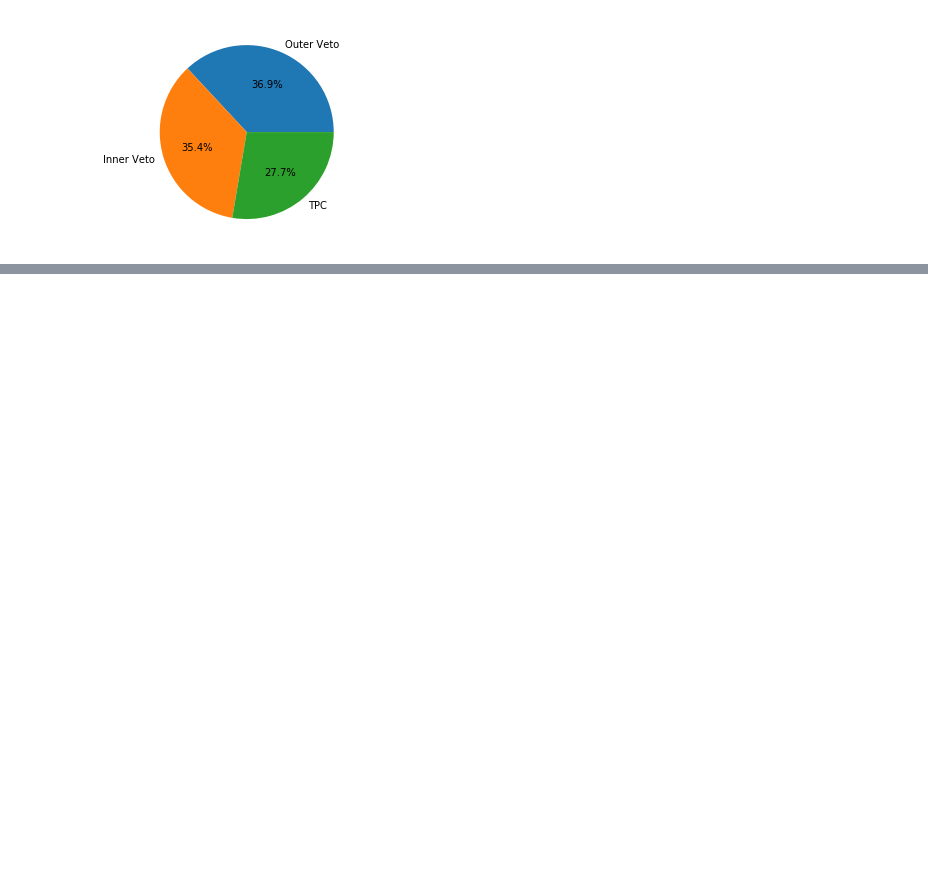
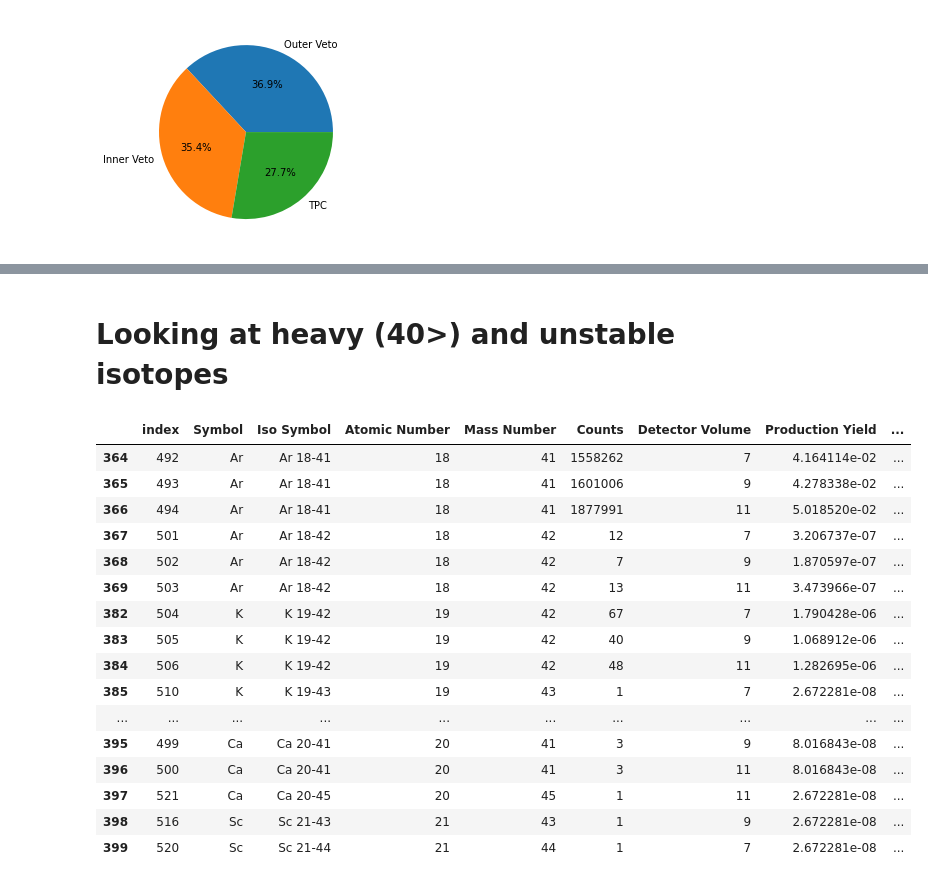
Before and after one commit to TomSB1423/nucleide_data, a Jupyter notebook: total_counts.ipynb, the cells around one changed output, grey strips where cells are left out. Cells and saved outputs as stored; diff of their text form; code cells hidden in the pictures; blank space fills up the shorter version.

```diff
--- a/total_counts.ipynb
+++ b/total_counts.ipynb
@@ -140,0 +161,22 @@ Symbol & Iso Symbol & Atomic Number & Mass Number &  Counts & Detector Volume &
+# %% [markdown]
+# Looking at heavy (40>) and unstable isotopes
+# %%
+df_unstable[(df_unstable['Mass Number'] > 40)]
+# %% [output]
+|  | index | Symbol | Iso Symbol | Atomic Number | Mass Number | Counts | Detector Volume | Production Yield | ... |
+| 364 | 492 | Ar | Ar 18-41 | 18 | 41 | 1558262 | 7 | 4.164114e-02 | ... |
+| 365 | 493 | Ar | Ar 18-41 | 18 | 41 | 1601006 | 9 | 4.278338e-02 | ... |
+| 366 | 494 | Ar | Ar 18-41 | 18 | 41 | 1877991 | 11 | 5.018520e-02 | ... |
+| 367 | 501 | Ar | Ar 18-42 | 18 | 42 | 12 | 7 | 3.206737e-07 | ... |
+| 368 | 502 | Ar | Ar 18-42 | 18 | 42 | 7 | 9 | 1.870597e-07 | ... |
+| 369 | 503 | Ar | Ar 18-42 | 18 | 42 | 13 | 11 | 3.473966e-07 | ... |
+| 382 | 504 | K | K 19-42 | 19 | 42 | 67 | 7 | 1.790428e-06 | ... |
+| 383 | 505 | K | K 19-42 | 19 | 42 | 40 | 9 | 1.068912e-06 | ... |
+| 384 | 506 | K | K 19-42 | 19 | 42 | 48 | 11 | 1.282695e-06 | ... |
+| 385 | 510 | K | K 19-43 | 19 | 43 | 1 | 7 | 2.672281e-08 | ... |
+| ... | ... | ... | ... | ... | ... | ... | ... | ... | ... |
+| 395 | 499 | Ca | Ca 20-41 | 20 | 41 | 3 | 9 | 8.016843e-08 | ... |
+| 396 | 500 | Ca | Ca 20-41 | 20 | 41 | 3 | 11 | 8.016843e-08 | ... |
+| 397 | 521 | Ca | Ca 20-45 | 20 | 45 | 1 | 11 | 2.672281e-08 | ... |
+| 398 | 516 | Sc | Sc 21-43 | 21 | 43 | 1 | 9 | 2.672281e-08 | ... |
+| 399 | 520 | Sc | Sc 21-44 | 21 | 44 | 1 | 7 | 2.672281e-08 | ... |
```
Also changed, not shown: parts of 12 cells of this notebook, 2 other files.
